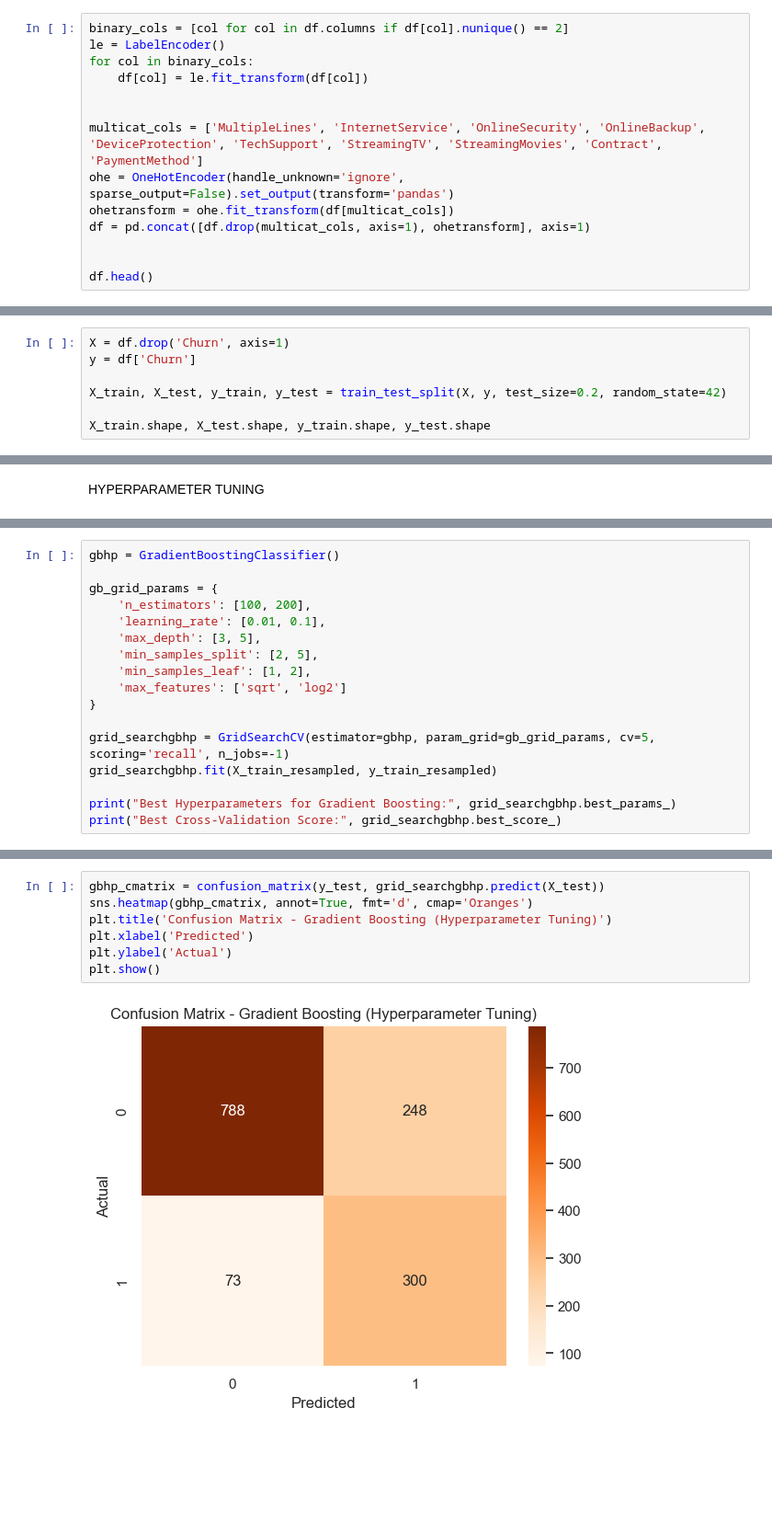
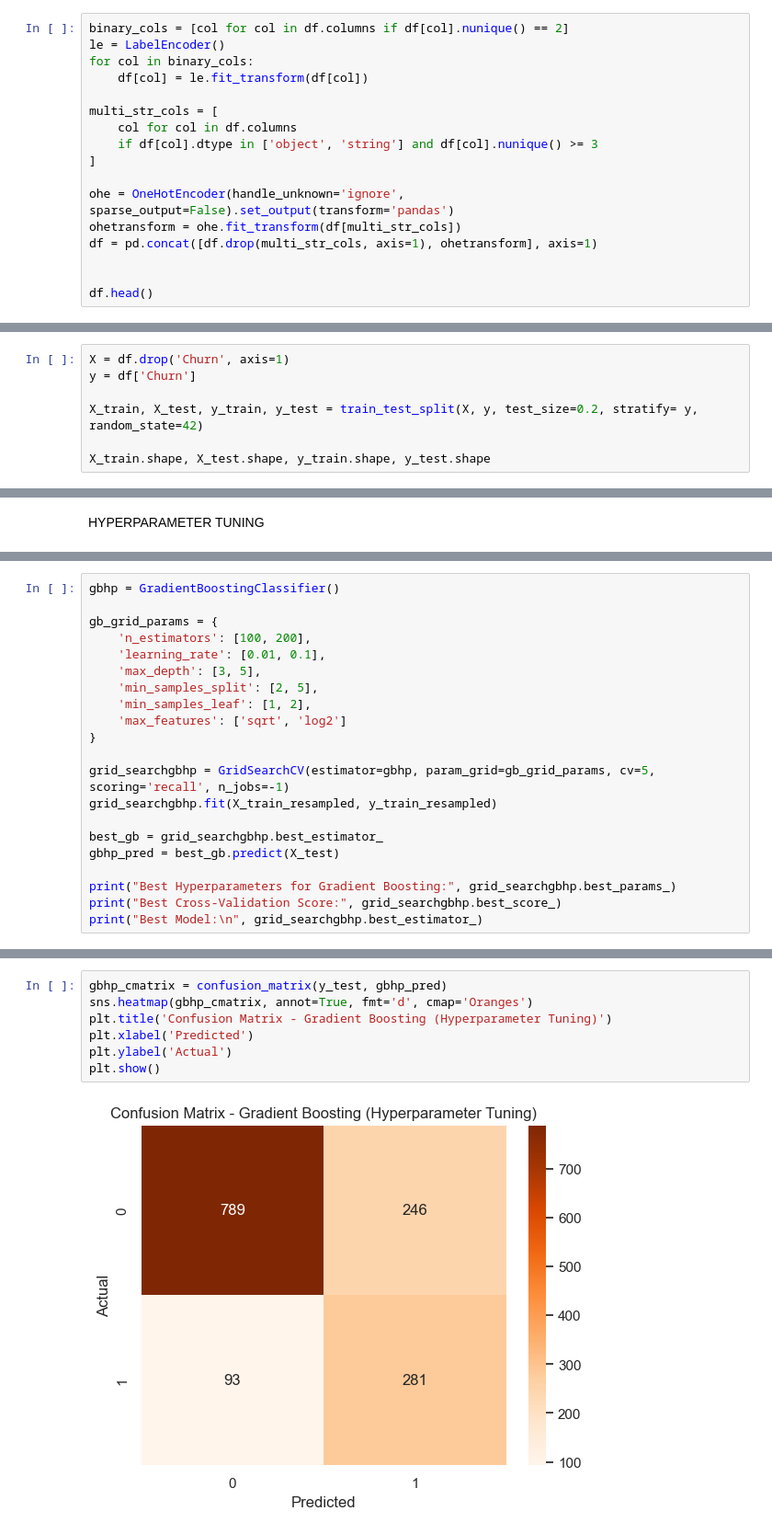
Before and after one commit to ivan-block/Customer-Churn, a Jupyter notebook: churn.ipynb, the cells around one changed output, grey strips where cells are left out. Shown at 92% size. Cells and saved outputs as stored; diff of their text form; blank space fills up the shorter version.

```diff
--- a/churn.ipynb
+++ b/churn.ipynb
@@ -87,11 +138,14 @@ le = LabelEncoder()
 for col in binary_cols:
     df[col] = le.fit_transform(df[col])
 
+multi_str_cols = [
+    col for col in df.columns
+    if df[col].dtype in ['object', 'string'] and df[col].nunique() >= 3
+]
 
-multicat_cols = ['MultipleLines', 'InternetService', 'OnlineSecurity', 'OnlineBackup', 'DeviceProtection', 'TechSupport', 'StreamingTV', 'StreamingMovies', 'Contract', 'PaymentMethod']
 ohe = OneHotEncoder(handle_unknown='ignore', sparse_output=False).set_output(transform='pandas')
-ohetransform = ohe.fit_transform(df[multicat_cols])
-df = pd.concat([df.drop(multicat_cols, axis=1), ohetransform], axis=1)
+ohetransform = ohe.fit_transform(df[multi_str_cols])
+df = pd.concat([df.drop(multi_str_cols, axis=1), ohetransform], axis=1)
 
 
 df.head()
@@ -107,7 +161,7 @@ df.head()
 X = df.drop('Churn', axis=1)
 y = df['Churn']
 
-X_train, X_test, y_train, y_test = train_test_split(X, y, test_size=0.2, random_state=42)
+X_train, X_test, y_train, y_test = train_test_split(X, y, test_size=0.2, stratify= y, random_state=42)
 
 X_train.shape, X_test.shape, y_train.shape, y_test.shape
 # %% [output]
@@ -639,6 +705,10 @@ gb_grid_params = {
 grid_searchgbhp = GridSearchCV(estimator=gbhp, param_grid=gb_grid_params, cv=5, scoring='recall', n_jobs=-1)
 grid_searchgbhp.fit(X_train_resampled, y_train_resampled)
 
+best_gb = grid_searchgbhp.best_estimator_
+gbhp_pred = best_gb.predict(X_test)
+
 print("Best Hyperparameters for Gradient Boosting:", grid_searchgbhp.best_params_)
 print("Best Cross-Validation Score:", grid_searchgbhp.best_score_)
+print("Best Model:\n", grid_searchgbhp.best_estimator_)
 # %% [output]
@@ -647,12 +721,12 @@ Best Cross-Validation Score: 0.8603093656718597
 # %%
-gbhp_cmatrix = confusion_matrix(y_test, grid_searchgbhp.predict(X_test))
+gbhp_cmatrix = confusion_matrix(y_test, gbhp_pred)
 sns.heatmap(gbhp_cmatrix, annot=True, fmt='d', cmap='Oranges')
 plt.title('Confusion Matrix - Gradient Boosting (Hyperparameter Tuning)')
 plt.xlabel('Predicted')
 plt.ylabel('Actual')
 plt.show()
 # %% [output]
-[figure, old version]
+[figure, new version]
 # %%
 gbhp_report = classification_report(y_test, grid_searchgbhp.predict(X_test))
 gbhp_f1score = f1_score(y_test, grid_searchgbhp.predict(X_test), average='weighted')
```
Also changed, not shown: parts of 35 cells of this notebook, 6 other files.
